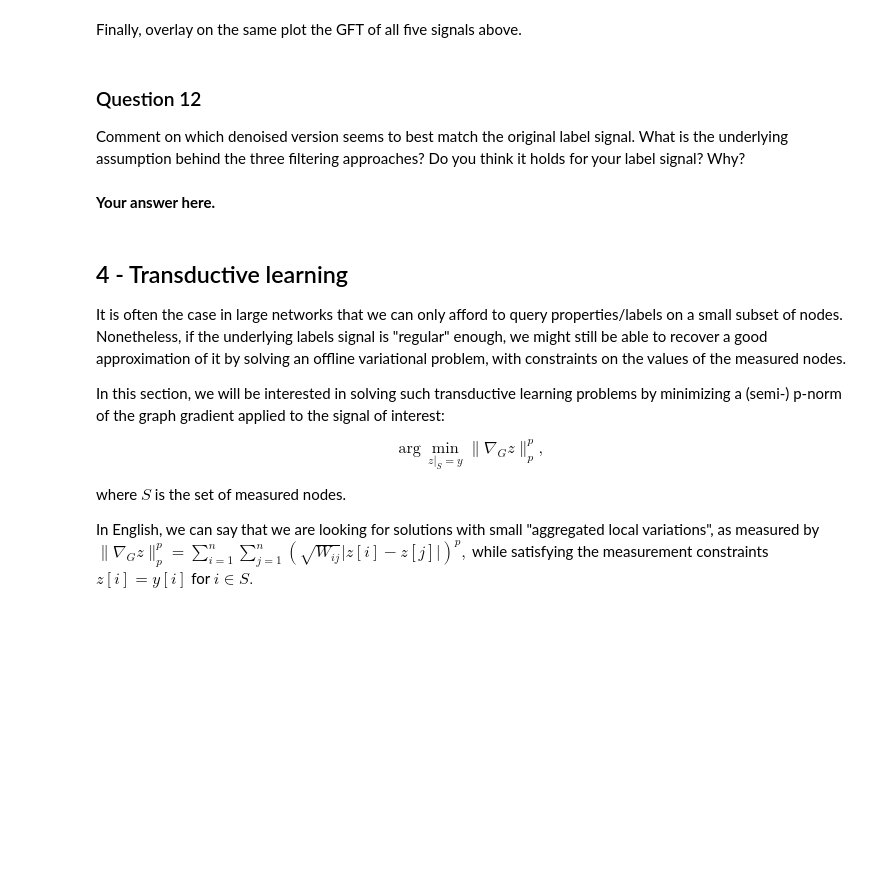
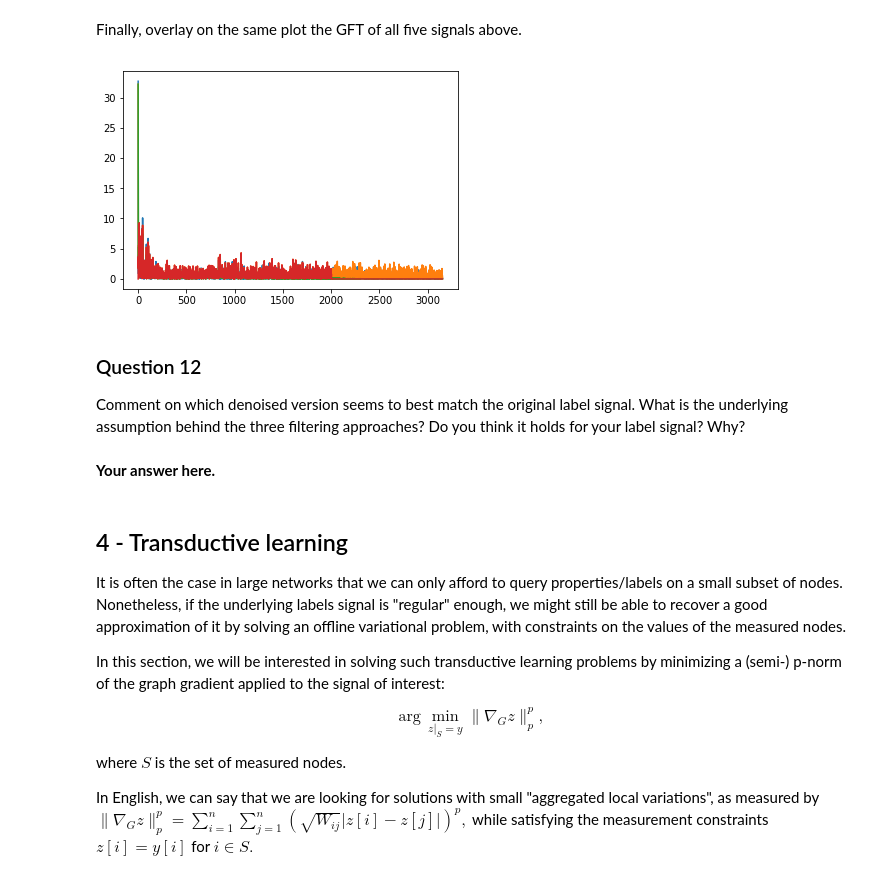
Before and after one commit to dsalathe/group_ntds, a Jupyter notebook: 4_graph_signal_processing.ipynb, the cells around one changed output. Saved outputs shown, nothing was run; the diff lists cells and outputs as text; code cells hidden in the pictures; blank space fills up the shorter version.

```diff
--- a/4_graph_signal_processing.ipynb
+++ b/4_graph_signal_processing.ipynb
@@ -442,3 +485,8 @@ Finally, overlay on the same plot the GFT of all five signals above.
+# %%
+for signal in (labels, noisy_measurements, z_heat_denoised, z_rect_denoised):  # z_inv_denoised
+    plt.plot(np.abs(GFT(signal)))
+# %% [output]
+[figure, added]
 # %% [markdown]
 ### Question 12
 
```
Also changed, not shown: parts of 29 cells of this notebook.
